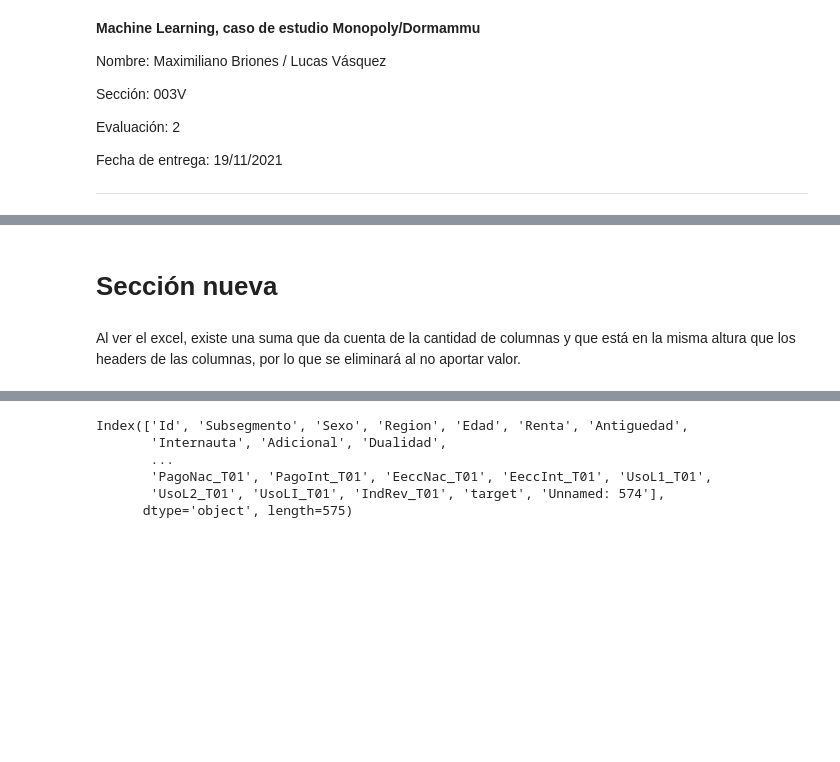
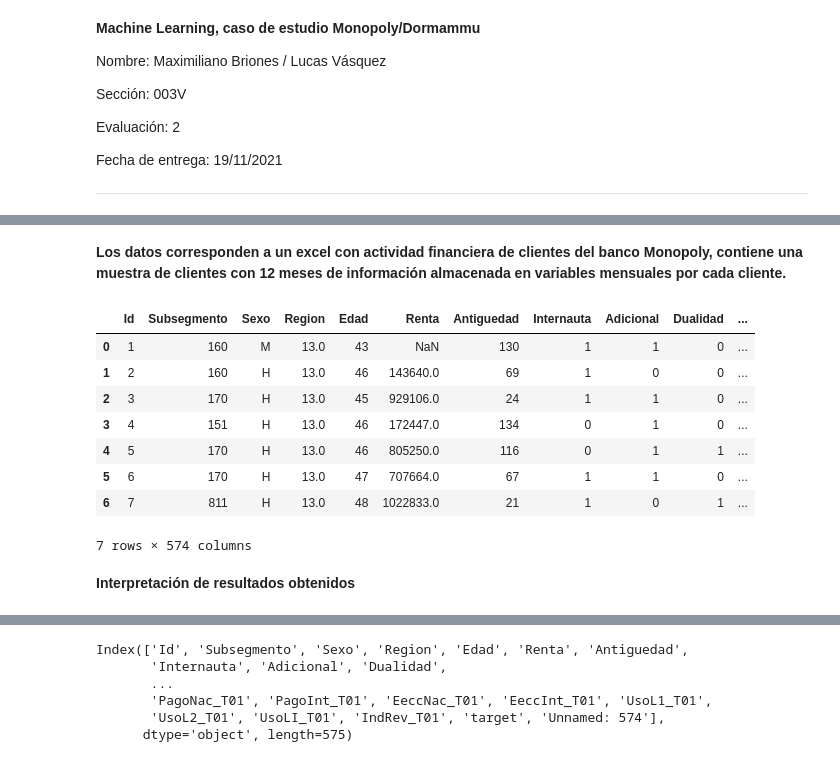
Before and after one commit to Maxibrionest/MachineLearning, a Jupyter notebook: Entrega2/Entrega2.ipynb, the cells around one changed output, grey strips where cells are left out. Saved outputs shown, nothing was run; the diff lists cells and outputs as text; code cells hidden in the pictures; blank space fills up the shorter version.

```diff
--- a/Entrega2/Entrega2.ipynb
+++ b/Entrega2/Entrega2.ipynb
@@ -51,7 +65,19 @@ Mounted at /gdrive
 sheetname = 'Transición de Negocio'
 path_to_file = '/gdrive/MyDrive/DUOC/2021 - 2/MLY/Entrega2/Base_clientes_Monopoly.xlsx'
 df = pd.read_excel(path_to_file, sheet_name=sheetname, header=1)
-# %% [markdown]
-# Sección nueva
-# %% [markdown]
-Al ver el excel, existe una suma que da cuenta de la cantidad de columnas y que está en la misma altura que los headers de las columnas, por lo que se eliminará al no aportar valor.
+# %% [markdown]
+**Los datos corresponden a un excel con actividad financiera de clientes del banco Monopoly, contiene una muestra de clientes con 12 meses de información almacenada en variables mensuales por cada cliente.**
+# %%
+df.head(7)
+# %% [output]
+|  | Id | Subsegmento | Sexo | Region | Edad | Renta | Antiguedad | Internauta | Adicional | Dualidad | ... |
+| 0 | 1 | 160 | M | 13.0 | 43 | NaN | 130 | 1 | 1 | 0 | ... |
+| 1 | 2 | 160 | H | 13.0 | 46 | 143640.0 | 69 | 1 | 0 | 0 | ... |
+| 2 | 3 | 170 | H | 13.0 | 45 | 929106.0 | 24 | 1 | 1 | 0 | ... |
+| 3 | 4 | 151 | H | 13.0 | 46 | 172447.0 | 134 | 0 | 1 | 0 | ... |
+| 4 | 5 | 170 | H | 13.0 | 46 | 805250.0 | 116 | 0 | 1 | 1 | ... |
+| 5 | 6 | 170 | H | 13.0 | 47 | 707664.0 | 67 | 1 | 1 | 0 | ... |
+| 6 | 7 | 811 | H | 13.0 | 48 | 1022833.0 | 21 | 1 | 0 | 1 | ... |
+7 rows × 574 columns
+# %% [markdown]
+**Interpretación de resultados obtenidos**
```
Also changed, not shown: parts of 47 cells of this notebook.
